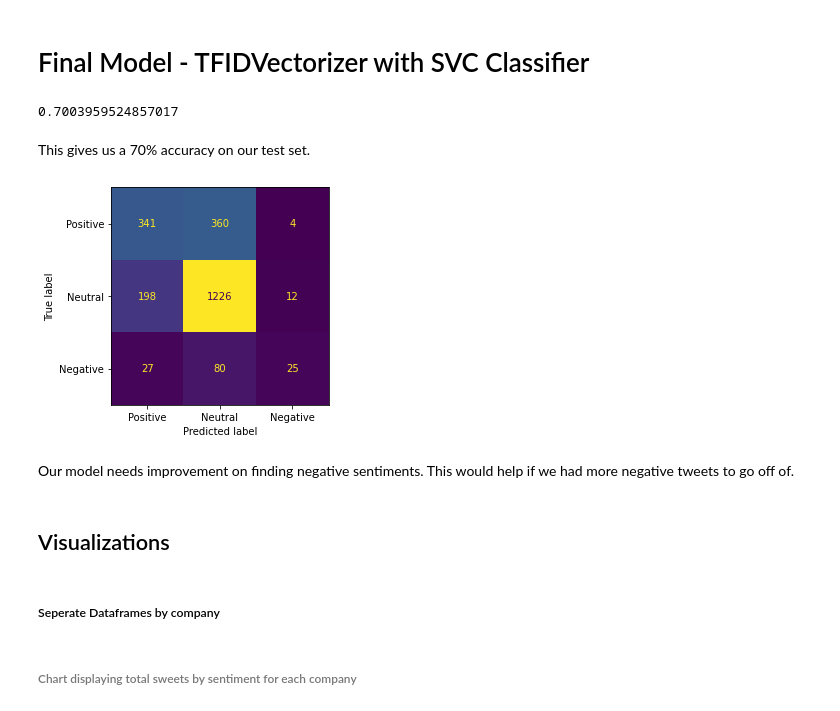
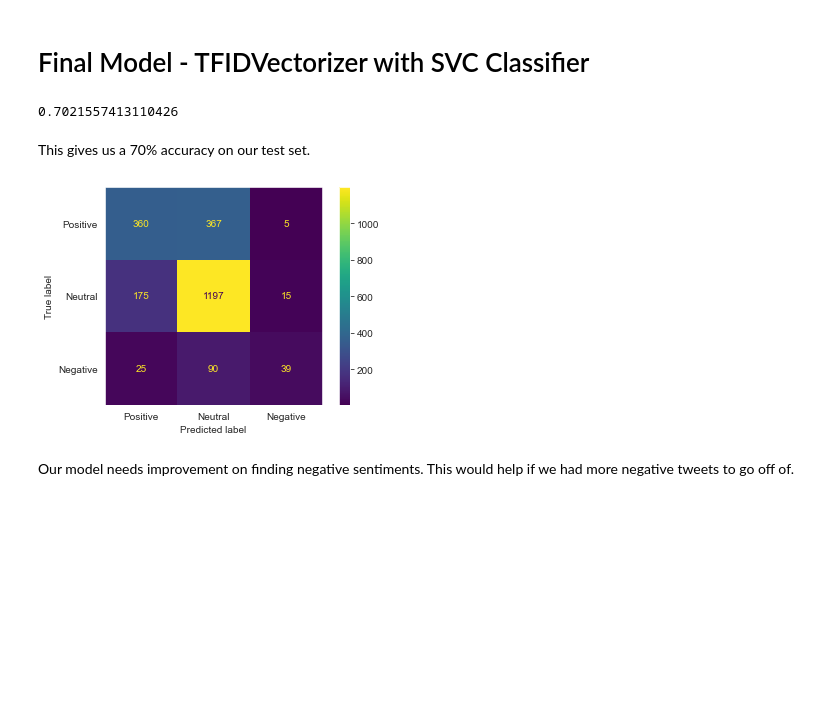
Before and after one commit to mmceld2/NLP-Analysis, a Jupyter notebook: Final_Notebook-Copy1.ipynb, the cells around one changed output. Saved outputs shown, nothing was run; the diff lists cells and outputs as text; code cells hidden in the pictures; blank space fills up the shorter version.

```diff
--- a/Final_Notebook-Copy1.ipynb
+++ b/Final_Notebook-Copy1.ipynb
@@ -201,3 +201,7 @@ We have now turned our dataset into a ternary classification set. With this we w
+# %%
+target_dict = {'Negative emotion': 2, 'Neutral emotion': 1, 'Positive emotion': 0}
+df_test = df.copy()
+df['target'] = df['is_there_an_emotion_directed_at_a_brand_or_product'].map(target_dict)
 # %%
 df_dist = df.groupby('is_there_an_emotion_directed_at_a_brand_or_product').count()
 fig ,ax = plt.subplots()
@@ -212,6 +216,8 @@ ax.set_title('Distribution of Sentiments',fontsize=14);
 # %%
 df['product'] = df['test'].map(company_search)
 # %%
-df = df.rename(columns={'tweet_text': 'Text','emotion_in_tweet_is_directed_at': 'Product','is_there_an_emotion_directed_at_a_brand_or_product': 'Emotion','test':'Recovered Products','product':'company'})
+df = df.rename(columns={'tweet_text': 'Text','emotion_in_tweet_is_directed_at': 'Product',
+                        'is_there_an_emotion_directed_at_a_brand_or_product': 'Emotion','test':'Recovered Products',
+                        'product':'company','stem_text': 'clean_tweet'})
 # %% [markdown]
 Now we rename our columns to make it readable.
@@ -227,5 +396,5 @@ df['cleaned_tweet'] = df['stem_text']
 # %%
-X = df_test['stem_text'].str.join(' ')
+X = df_test['clean_tweet'].str.join(' ')
 y = df_test['target']
 # %%
 # Make Our test and train set
@@ -579,16 +709,13 @@ This model gives the highest accuracy and does the best job at classifying negat
 svc_pipe2.fit(X_train,y_train)
 svc_pipe2.score(X_test,y_test)
 # %% [output]
-0.7003959524857017
+0.7021557413110426
 # %% [markdown]
 This gives us a 70% accuracy on our test set.
 # %%
-plot_confusion_matrix(svc_pipe2,X_test,y_test,display_labels=['Positive','Neutral','Negative'],colorbar=False);
+plot_confusion_matrix(svc_pipe2,X_test,y_test,display_labels=['Positive','Neutral','Negative'])
+plt.grid(False);
 # %% [output]
-[figure, old version]
+[figure, new version]
 # %% [markdown]
 Our model needs improvement on finding negative sentiments. This would help if we had more negative tweets to go off of.
-# %% [markdown]
-## Visualizations
-# %% [markdown]
-##### Seperate Dataframes by company
@@ -598,2 +721,0 @@ df_google = df.loc[df['company'] == 'google']
-# %% [markdown]
-######  Chart displaying total sweets by sentiment for each company
```
Also changed, not shown: parts of 73 cells of this notebook.
